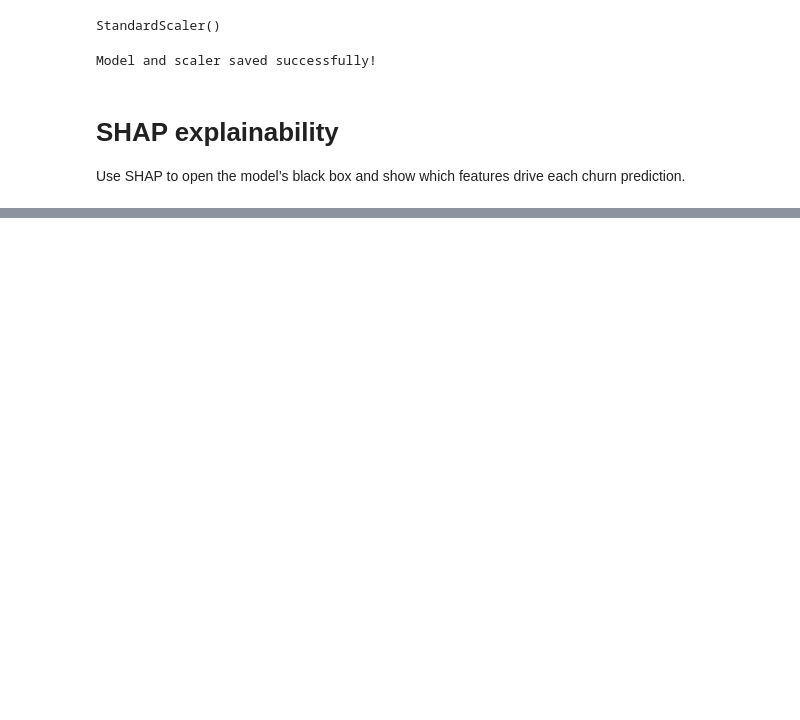
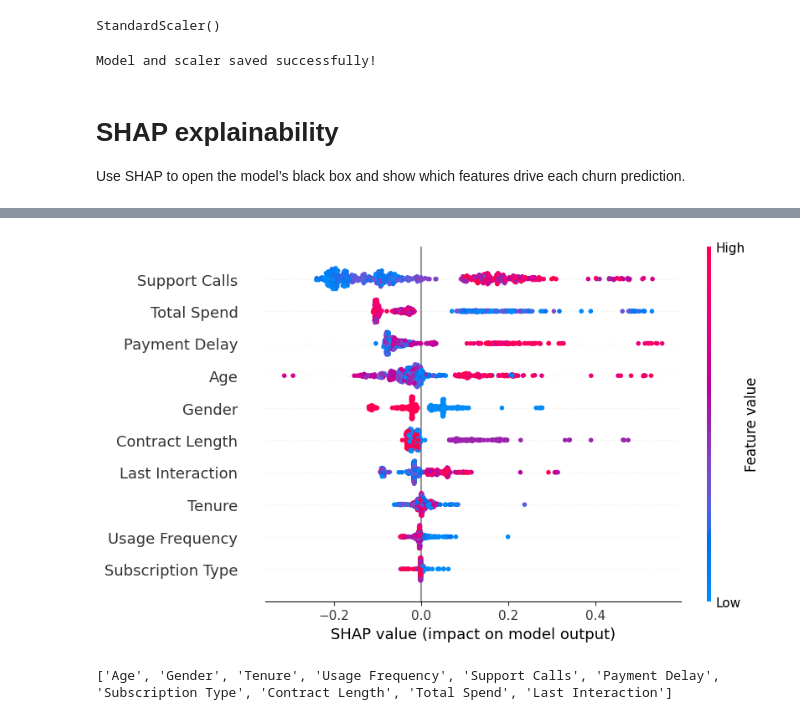
Before and after one commit to prasad1482/Customer-chur-prediction, a Jupyter notebook: 2.ipynb, the cells around one changed output, grey strips where cells are left out. Cells and saved outputs as stored; diff of their text form; code cells hidden in the pictures; blank space fills up the shorter version.

```diff
--- a/2.ipynb
+++ b/2.ipynb
@@ -235,0 +223,9 @@ shap.force_plot(
+# %%
+# Direction of impact across all customers
+shap.plots.beeswarm(shap_explanation[:, :, 1])
+# %% [output]
+[figure, added]
+# %%
+print(X_train.columns.tolist())
+# %% [output]
+['Age', 'Gender', 'Tenure', 'Usage Frequency', 'Support Calls', 'Payment Delay', 'Subscription Type', 'Contract Length', 'Total Spend', 'Last Interaction']
```
Also changed, not shown: parts of 12 cells of this notebook.
